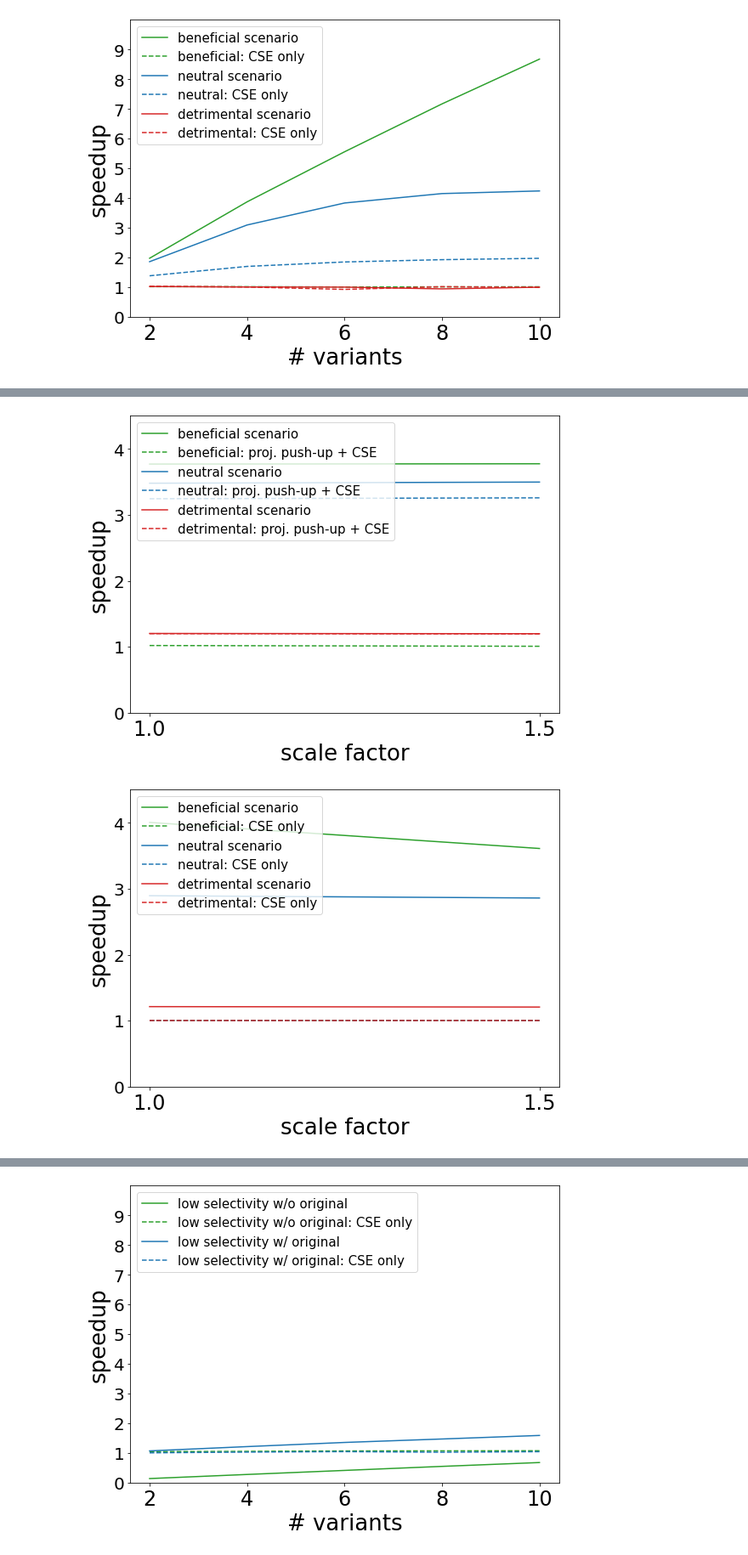
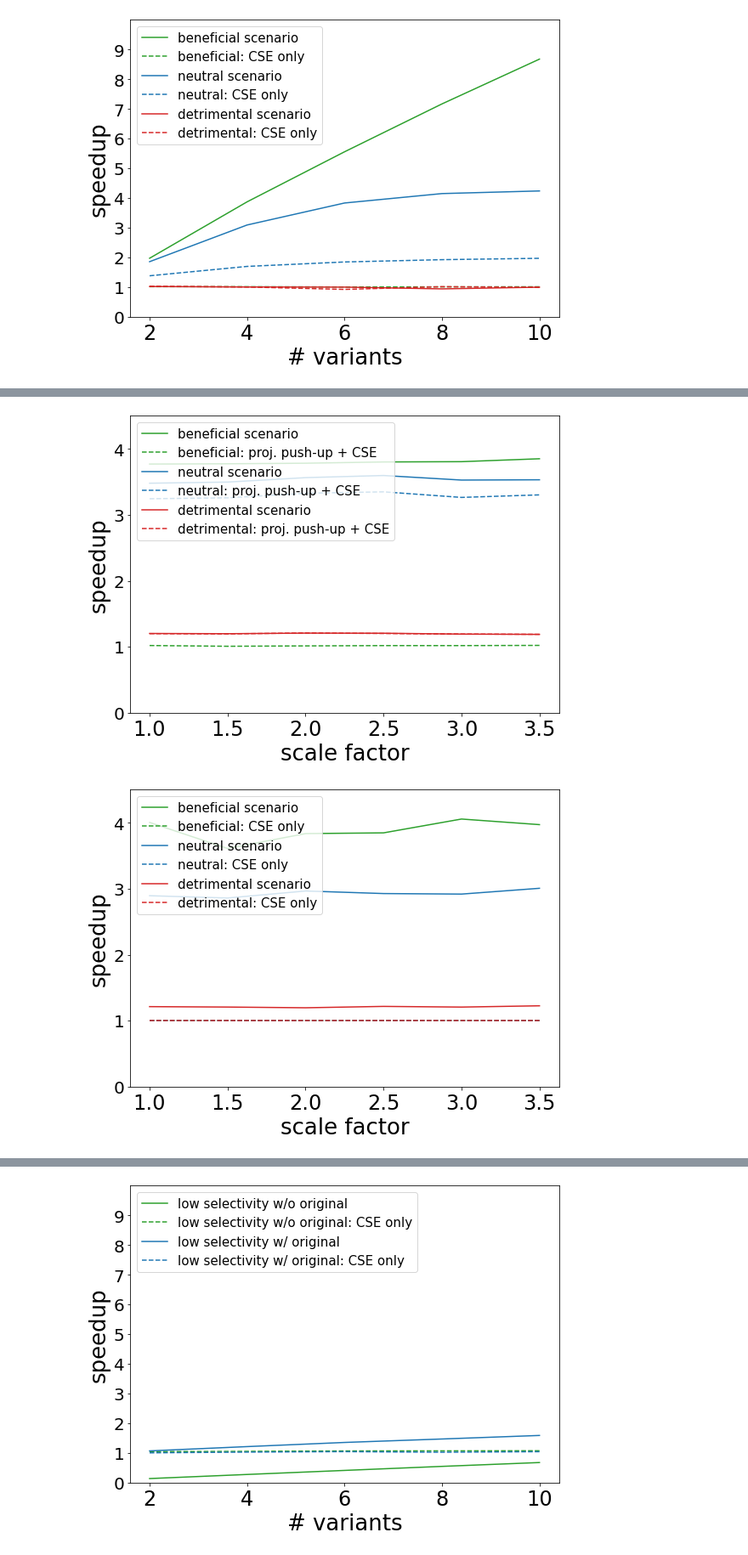
Before and after one commit to stefan-grafberger/mlwhatif, a Jupyter notebook: experiments/plot-benchmark-results--optimizations.ipynb, the cells around one changed output, grey strips where cells are left out. Shown: that part at 85% size. Cells and saved outputs as stored; diff of their text form; code cells hidden in the pictures.

Commit message:
Scale factor plots

```diff
--- a/experiments/plot-benchmark-results--optimizations.ipynb
+++ b/experiments/plot-benchmark-results--optimizations.ipynb
@@ -233,6 +233,6 @@ plot_runtimes({'beneficial scenario;beneficial: CSE only': (ideal_df['analysis_r
 # %%
 optimization = "udf_split_and_reuse"
-scale_factors = [1.0, 1.5]
+scale_factors = [1.0, 1.5, 2.0, 2.5, 3.0, 3.5]
 variant_count = 4
 ideal_df = load_csv_result_data_scale_factors(optimization, "ideal", scale_factors, variant_count)
 average_df = load_csv_result_data_scale_factors(optimization, "average", scale_factors, variant_count)
@@ -243,22 +243,22 @@ plot_runtimes({'beneficial scenario;beneficial: proj. push-up + CSE': (ideal_df[
               scale_factors,
               f"{optimization}_scale_factors")
 # %% [output]
-[figure, old version]
+[figure, new version]
 # %%
 optimization = "filter_addition_push_up"
-scale_factors = [1.0, 1.5]
+scale_factors = [1.0, 1.5, 2.0, 2.5, 3.0, 3.5]
 variant_count = 4
 ideal_df = load_csv_result_data_scale_factors(optimization, "ideal", scale_factors, variant_count)
 average_df = load_csv_result_data_scale_factors(optimization, "average", scale_factors, variant_count)
 worst_wo_original_df = load_csv_result_data_scale_factors(optimization, "worst_wo_original", scale_factors, variant_count)
 worst_w_original_df = load_csv_result_data_scale_factors(optimization, "worst_w_original", scale_factors, variant_count)
 plot_runtimes({'beneficial scenario;beneficial: CSE only': (ideal_df['analysis_result_with_opt_rule'], ideal_df['analysis_result_without_any_opt']),
                'neutral scenario;neutral: CSE only': (average_df['analysis_result_with_opt_rule'], average_df['analysis_result_without_any_opt']),
                #'disadvantageous: w/o original': (worst_wo_original_df['analysis_result_with_opt_rule'], worst_wo_original_df['analysis_result_without_any_opt']),
                'detrimental scenario;detrimental: CSE only': (worst_w_original_df['analysis_result_with_opt_rule'], worst_w_original_df['analysis_result_without_any_opt'])},
               scale_factors,
               f"{optimization}_scale_factors")
 # %% [output]
-[figure, old version]
+[figure, new version]
 # %%
 optimization = "operator_deletion_filter_push_up"
```
Also changed, not shown: parts of 3 cells of this notebook, 13 other files.
